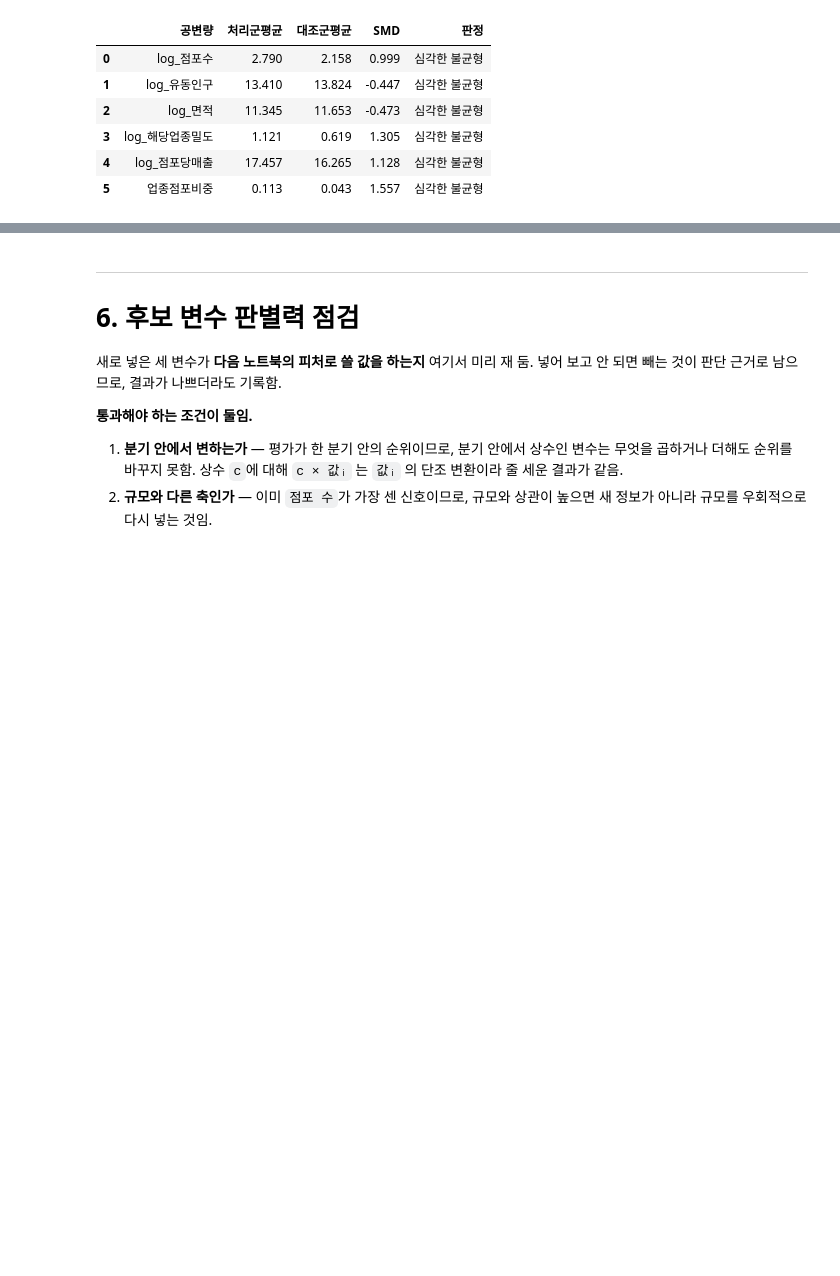
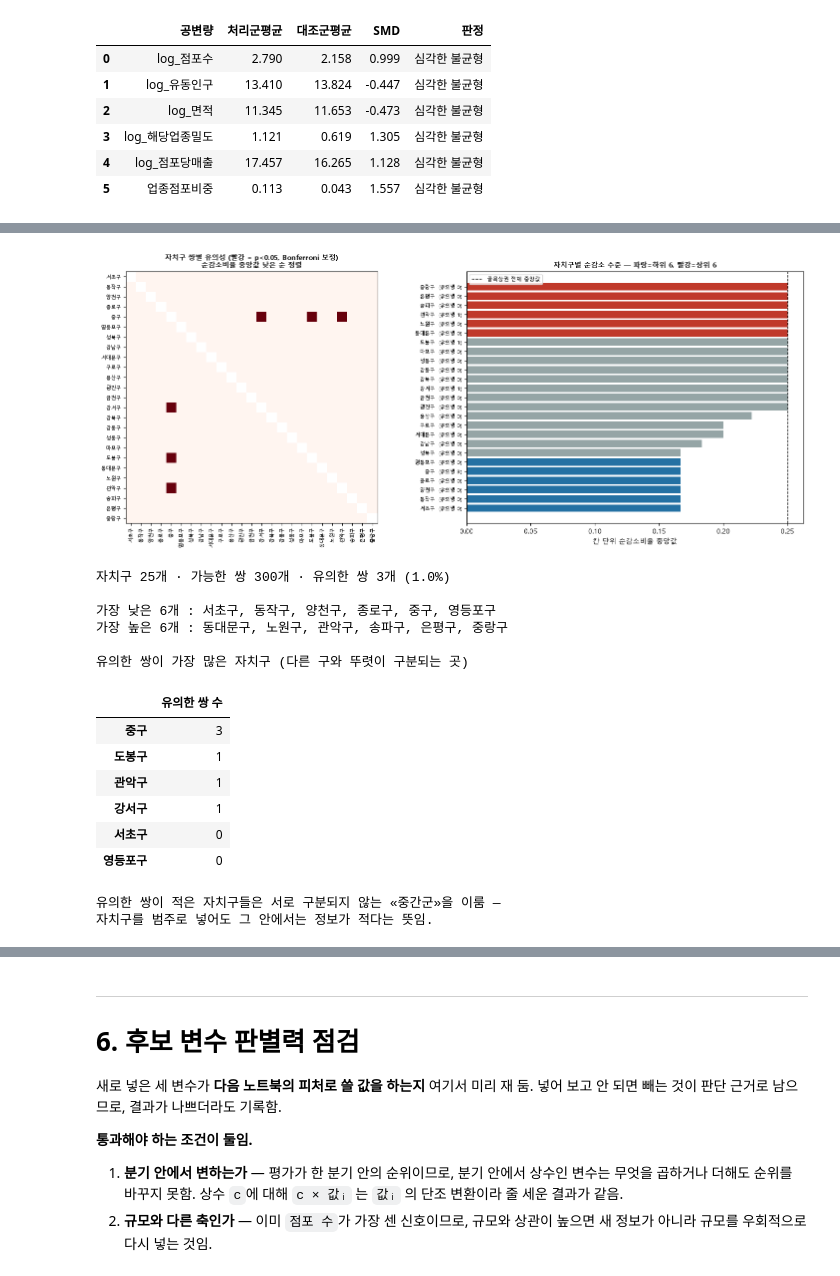
Before and after one commit to d97610-cloud/ai-data-bootcamp, a Jupyter notebook: Project_1_상권폐업위험조기경보/상권_폐업위험_데이터준비_EDA.ipynb, the cells around one changed output, grey strips where cells are left out. Cells and saved outputs as stored; diff of their text form; code cells hidden in the pictures; blank space fills up the shorter version.

```diff
--- a/Project_1_상권폐업위험조기경보/상권_폐업위험_데이터준비_EDA.ipynb
+++ b/Project_1_상권폐업위험조기경보/상권_폐업위험_데이터준비_EDA.ipynb
@@ -1074,0 +1497,18 @@ display(smd_tbl)
+# %%
+sens = [{"설계": "매칭 없음(단순 격차)", "쌍/칸 수": len(gm2), "ATT(%p)": round(raw*100, 2)}]
+for cm in [0.1, 0.2, 0.3, 0.5]:
+    pr = match(gm2, cm * gm2["logit_ps"].std())
+    if not pr: continue
+    a = gm2.loc[[p[0] for p in pr], "y"].values; b2 = gm2.loc[[p[1] for p in pr], "y"].values
+    sens.append({"설계": f"캘리퍼 {cm}×SD", "쌍/칸 수": len(pr), "ATT(%p)": round((a.mean()-b2.mean())*100, 2)})
+pr = match(gm2, CALIPER, replace=True)
+a = gm2.loc[[p[0] for p in pr], "y"].values; b2 = gm2.loc[[p[1] for p in pr], "y"].values
+sens.append({"설계": "복원 허용", "쌍/칸 수": len(pr), "ATT(%p)": round((a.mean()-b2.mean())*100, 2)})
+
+SENS = pd.DataFrame(sens).set_index("설계")
+display(SENS)
+m_only = SENS.drop(index="매칭 없음(단순 격차)")["ATT(%p)"]
+same = (m_only > 0).all() or (m_only < 0).all()
+print(f"매칭 설계 {len(m_only)}종의 ATT 범위 {m_only.min():+.2f} ~ {m_only.max():+.2f}%p")
+print(f"부호 일치: {'예 — 방향은 설계의 산물이 아님' if same else '아니오 — 방향을 주장할 수 없음'}")
+print(f"매칭 없음과의 차이: {raw*100:+.2f}%p → {m_only.mean():+.2f}%p (매칭 평균)")
@@ -1074,0 +1595,51 @@ display(smd_tbl)
+# %%
+# 자치구 사후검정 — 25개면 쌍이 300개이므로 표가 아니라 그림으로 봄
+P_g, R_g, st_g, ks_g = dunn(cell[cell["상권유형"] == TARGET_TYPE], "자치구")
+fig, ax = plt.subplots(1, 2, figsize=(15, 6.2))
+
+M = (P_g < .05).astype(int).values.astype(float)
+np.fill_diagonal(M, np.nan)
+im = ax[0].imshow(M, cmap="Reds", vmin=0, vmax=1)
+ax[0].set_xticks(range(len(ks_g))); ax[0].set_xticklabels(ks_g, rotation=90, fontsize=7)
+ax[0].set_yticks(range(len(ks_g))); ax[0].set_yticklabels(ks_g, fontsize=7)
+ax[0].set_title("자치구 쌍별 유의성 (빨강 = p<0.05, Bonferroni 보정)\n순감소비율 중앙값 낮은 순 정렬",
+                weight="bold", fontsize=10)
+
+gu = cell[cell["상권유형"] == TARGET_TYPE].groupby("자치구")["순감소비율"].median().loc[ks_g]
+n_sig_by_gu = (P_g < .05).sum(axis=1)
+cols = ["#2471a3" if g_ in ks_g[:6] else ("#c0392b" if g_ in ks_g[-6:] else "#95a5a6") for g_ in ks_g]
+ax[1].barh(range(len(gu)), gu.values, color=cols)
+ax[1].axvline(cell.loc[cell["상권유형"] == TARGET_TYPE, "순감소비율"].median(), ls="--", c="k", lw=1,
+              label="골목상권 전체 중앙값")
+ax[1].set_yticks(range(len(gu))); ax[1].set_yticklabels(
+    [f"{g_}  (유의쌍 {n_sig_by_gu[g_]})" for g_ in ks_g], fontsize=7)
+ax[1].set_xlabel("칸 단위 순감소비율 중앙값")
+ax[1].set_title("자치구별 순감소 수준 — 파랑=하위 6, 빨강=상위 6", weight="bold", fontsize=10)
+ax[1].legend(fontsize=8)
+plt.tight_layout(); plt.savefig(FIG / "posthoc.png", dpi=130); plt.show()
+
+print(f"자치구 {len(ks_g)}개 · 가능한 쌍 {len(R_g)}개 · 유의한 쌍 {int(R_g['유의'].sum())}개"
+      f" ({R_g['유의'].mean():.1%})")
+print(f"\n가장 낮은 6개 : {', '.join(ks_g[:6])}")
+print(f"가장 높은 6개 : {', '.join(ks_g[-6:])}")
+print(f"\n유의한 쌍이 가장 많은 자치구 (다른 구와 뚜렷이 구분되는 곳)")
+display(n_sig_by_gu.sort_values(ascending=False).head(6).rename("유의한 쌍 수").to_frame())
+print("유의한 쌍이 적은 자치구들은 서로 구분되지 않는 «중간군»을 이룸 —")
+print("자치구를 범주로 넣어도 그 안에서는 정보가 적다는 뜻임.")
+# %% [output]
+[figure, added]
+자치구 25개 · 가능한 쌍 300개 · 유의한 쌍 3개 (1.0%)
+
+가장 낮은 6개 : 서초구, 동작구, 양천구, 종로구, 중구, 영등포구
+가장 높은 6개 : 동대문구, 노원구, 관악구, 송파구, 은평구, 중랑구
+
+유의한 쌍이 가장 많은 자치구 (다른 구와 뚜렷이 구분되는 곳)
+|  | 유의한 쌍 수 |
+| 중구 | 3 |
+| 도봉구 | 1 |
+| 관악구 | 1 |
+| 강서구 | 1 |
+| 서초구 | 0 |
+| 영등포구 | 0 |
+유의한 쌍이 적은 자치구들은 서로 구분되지 않는 «중간군»을 이룸 —
+자치구를 범주로 넣어도 그 안에서는 정보가 적다는 뜻임.
```
Also changed, not shown: parts of 23 cells of this notebook, 3 other files.
